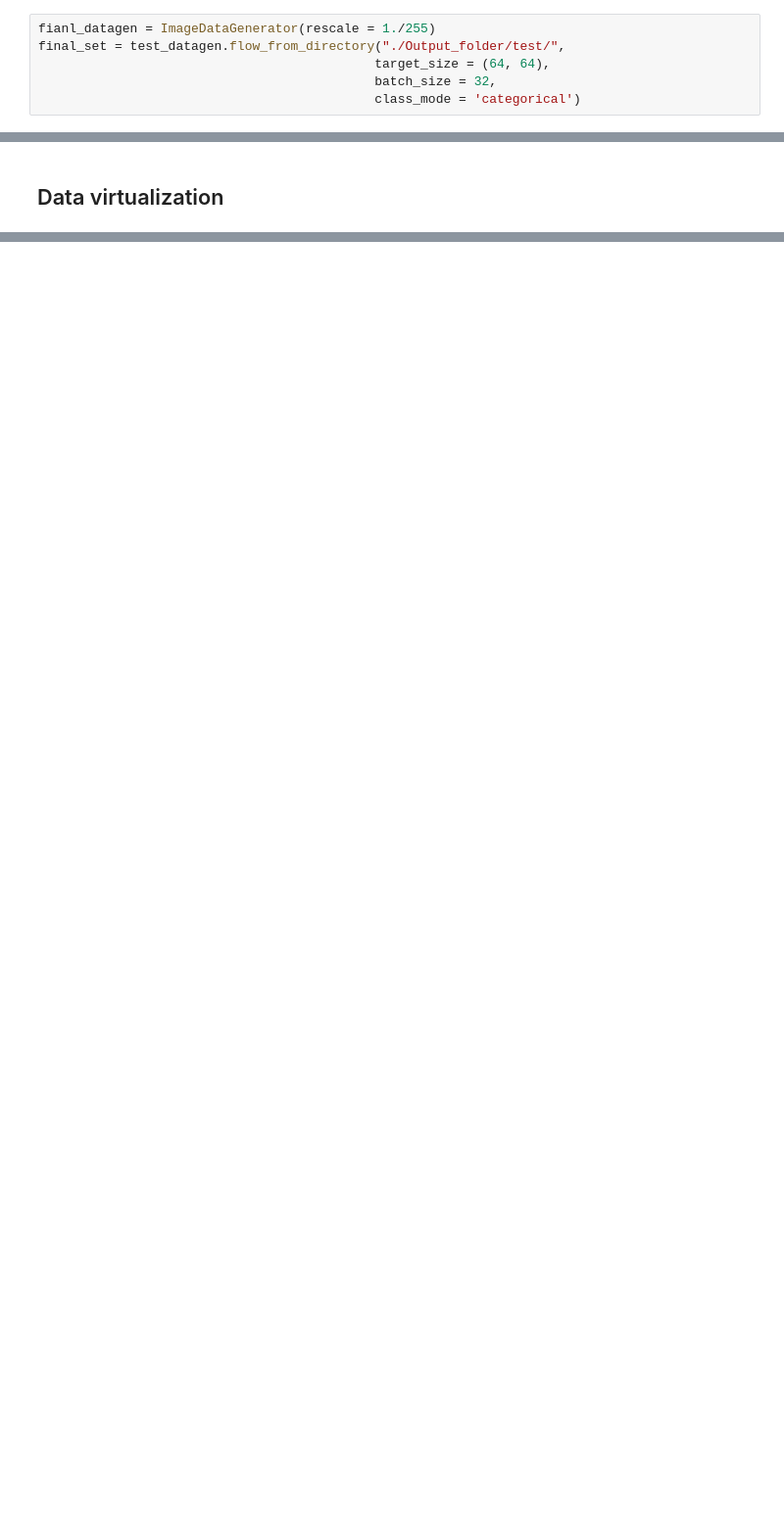
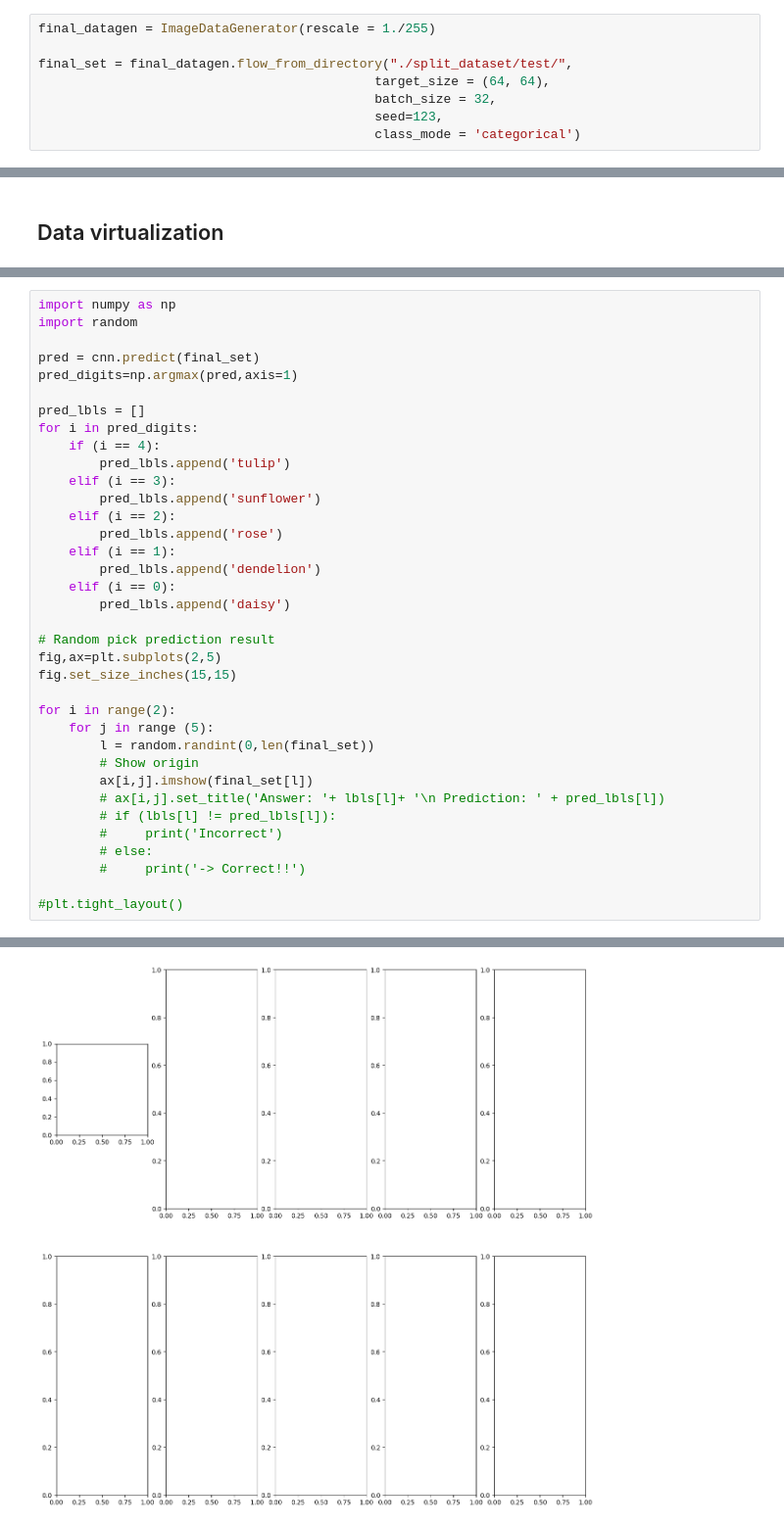
Before and after one commit to sc0210/AWINLAB_hw, a Jupyter notebook: Deep_learning/workflow.ipynb, the cells around one changed output, grey strips where cells are left out. Shown: that part at 98% size. Saved outputs shown, nothing was run; the diff lists cells and outputs as text; blank space fills up the shorter version.

```diff
--- a/Deep_learning/workflow.ipynb
+++ b/Deep_learning/workflow.ipynb
@@ -49,10 +56,12 @@ test_set = test_datagen.flow_from_directory("./Output_folder/val",
 # %% [output]
 Found 860 images belonging to 5 classes.
 # %%
-fianl_datagen = ImageDataGenerator(rescale = 1./255)
-final_set = test_datagen.flow_from_directory("./Output_folder/test/",
+final_datagen = ImageDataGenerator(rescale = 1./255)
+
+final_set = final_datagen.flow_from_directory("./split_dataset/test/",
                                             target_size = (64, 64),
                                             batch_size = 32,
+                                            seed=123,
                                             class_mode = 'categorical')
 # %% [output]
 Found 438 images belonging to 5 classes.
@@ -209,0 +184,37 @@ array([[0., 0., 0., 0., 1.]], dtype=float32)
+# %%
+import numpy as np
+import random
+
+pred = cnn.predict(final_set)
+pred_digits=np.argmax(pred,axis=1)
+
+pred_lbls = []
+for i in pred_digits:
+    if (i == 4):
+        pred_lbls.append('tulip')
+    elif (i == 3):
+        pred_lbls.append('sunflower')
+    elif (i == 2):
+        pred_lbls.append('rose')
+    elif (i == 1):
+        pred_lbls.append('dendelion')
+    elif (i == 0):
+        pred_lbls.append('daisy')
+
+# Random pick prediction result
+fig,ax=plt.subplots(2,5)
+fig.set_size_inches(15,15)
+
+for i in range(2):
+    for j in range (5):
+        l = random.randint(0,len(final_set))
+        # Show origin
+        ax[i,j].imshow(final_set[l])
+        # ax[i,j].set_title('Answer: '+ lbls[l]+ '\n Prediction: ' + pred_lbls[l])
+        # if (lbls[l] != pred_lbls[l]):
+        #     print('Incorrect')
+        # else:
+        #     print('-> Correct!!')
+
+#plt.tight_layout()
+# %% [output]
@@ -209,0 +223 @@ array([[0., 0., 0., 0., 1.]], dtype=float32)
+[figure, added]
```
Also changed, not shown: parts of 18 cells of this notebook, 16 other files.
